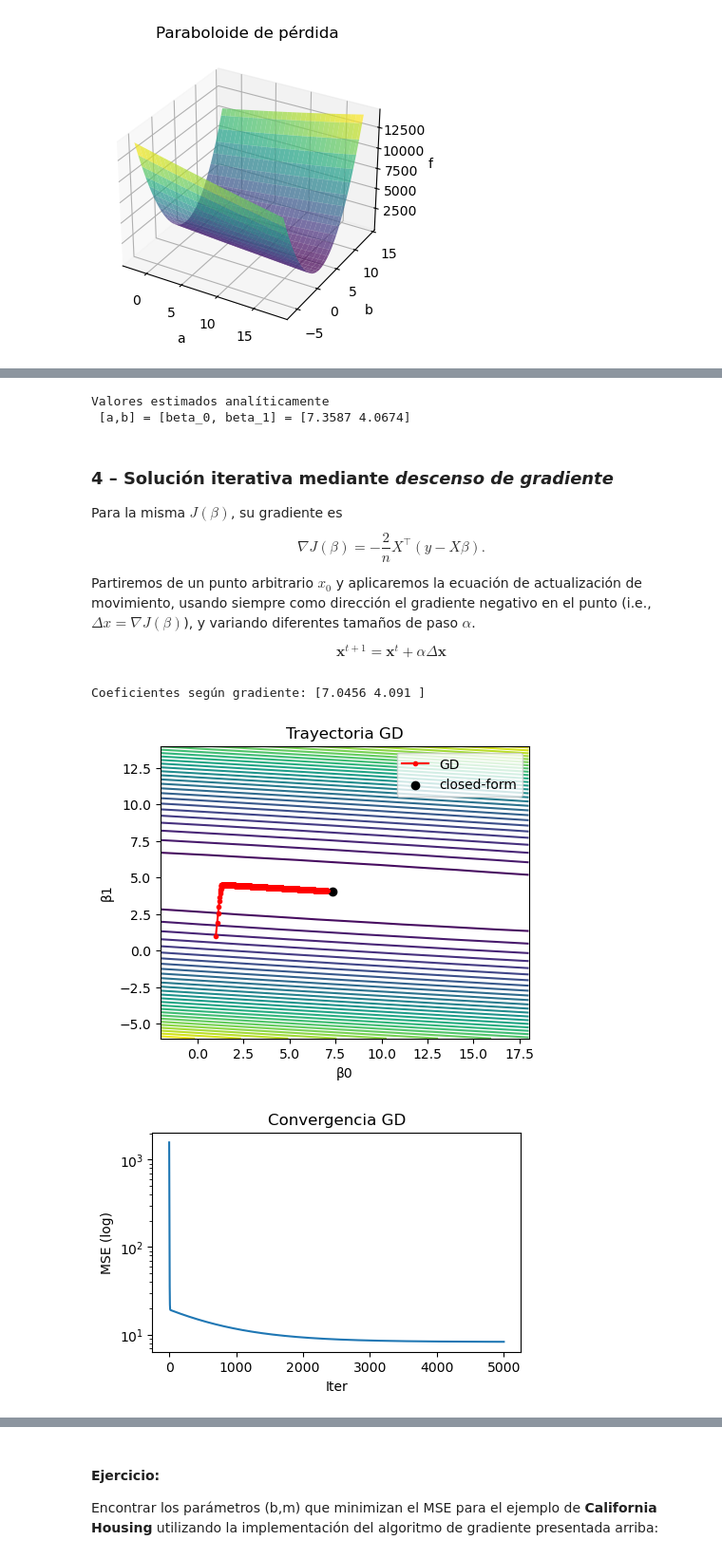
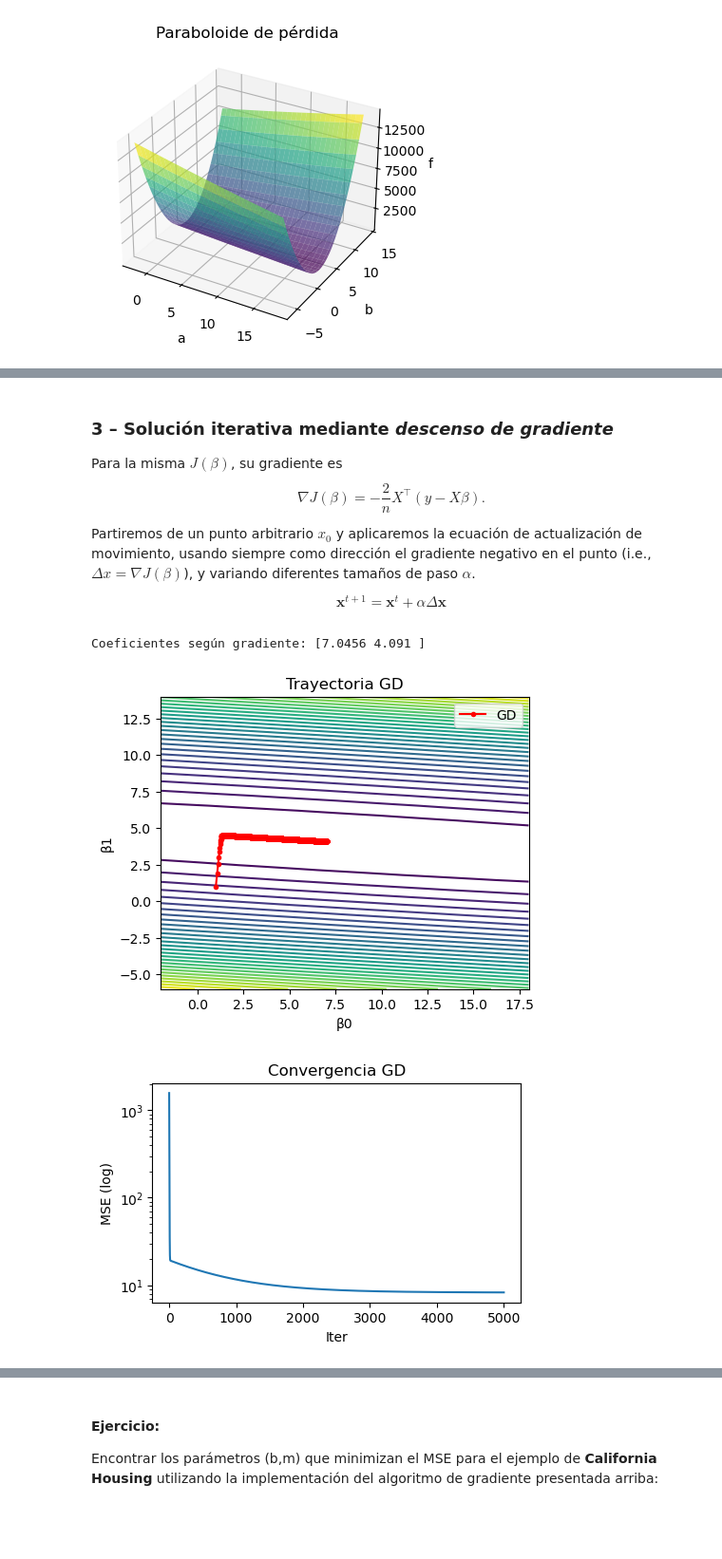
Before and after one commit to milogz/Modelado-en-Optimizacion, a Jupyter notebook: MO_3-2 Estimacion.ipynb, the cells around one changed output, grey strips where cells are left out. Shown at 95% size. Saved outputs shown, nothing was run; the diff lists cells and outputs as text; code cells hidden in the pictures; blank space fills up the shorter version.

```diff
--- a/MO_3-2 Estimacion.ipynb
+++ b/MO_3-2 Estimacion.ipynb
@@ -90,11 +74,5 @@ $$\hat\beta=(X^\top X)^{-1}X^\top y$$
-# %%
-beta_closed = np.linalg.inv(X.T @ X) @ (X.T @ y)
-print('Valores estimados analíticamente\n [a,b] = [beta_0, beta_1] =', beta_closed)
-# %% [output]
-Valores estimados analíticamente
- [a,b] = [beta_0, beta_1] = [7.3587 4.0674]
 # %% [markdown]
-### 4 – Solución iterativa mediante *descenso de gradiente*
+### 3 – Solución iterativa mediante *descenso de gradiente*
 
 Para la misma $J(\beta)$, su gradiente es
 $$\nabla J(\beta) = -\frac{2}{n} X^\top (y - X\beta).$$
@@ -126,13 +104,13 @@ Coeficientes según gradiente: [7.0456 4.091 ]
 # %%
 plt.figure(figsize=(5,4))
 plt.contour(B0, B1, J, levels=30, cmap='viridis')
 plt.plot(traj_b[:,0], traj_b[:,1], 'r.-', label='GD')
-plt.scatter(beta_closed[0], beta_closed[1], c='black', label='closed‑form')
+#plt.scatter(beta_closed[0], beta_closed[1], c='black', label='closed‑form')
 plt.xlabel('β0'); plt.ylabel('β1'); plt.title('Trayectoria GD'); plt.legend(); plt.show()
 
 plt.figure(figsize=(5,3))
 plt.plot(traj_J); plt.yscale('log')
 plt.xlabel('Iter'); plt.ylabel('MSE (log)'); plt.title('Convergencia GD'); plt.show()
 # %% [output]
-[figure, old version]
+[figure, new version]
 [figure]
```
Also changed, not shown: parts of 16 cells of this notebook, 2 other files.
